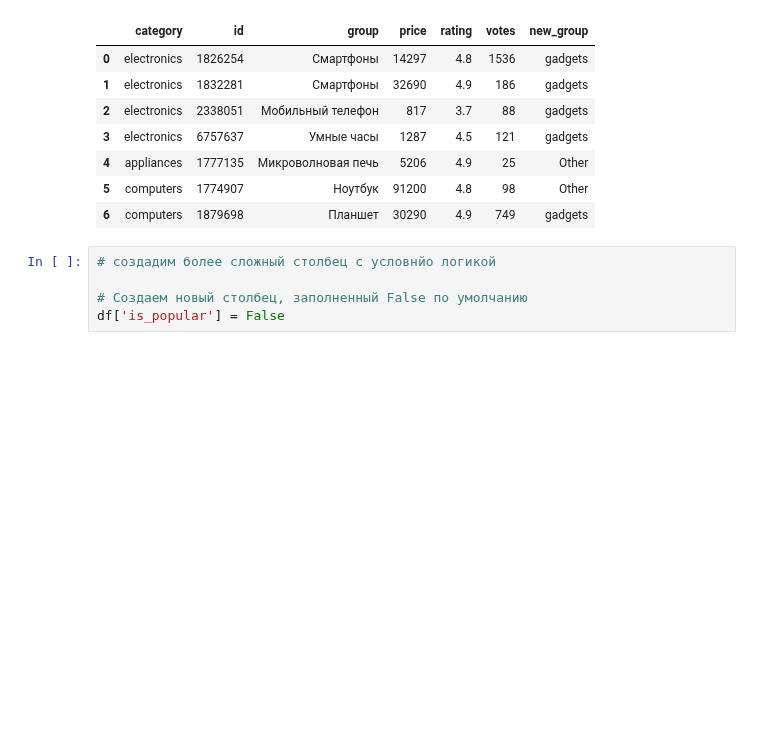
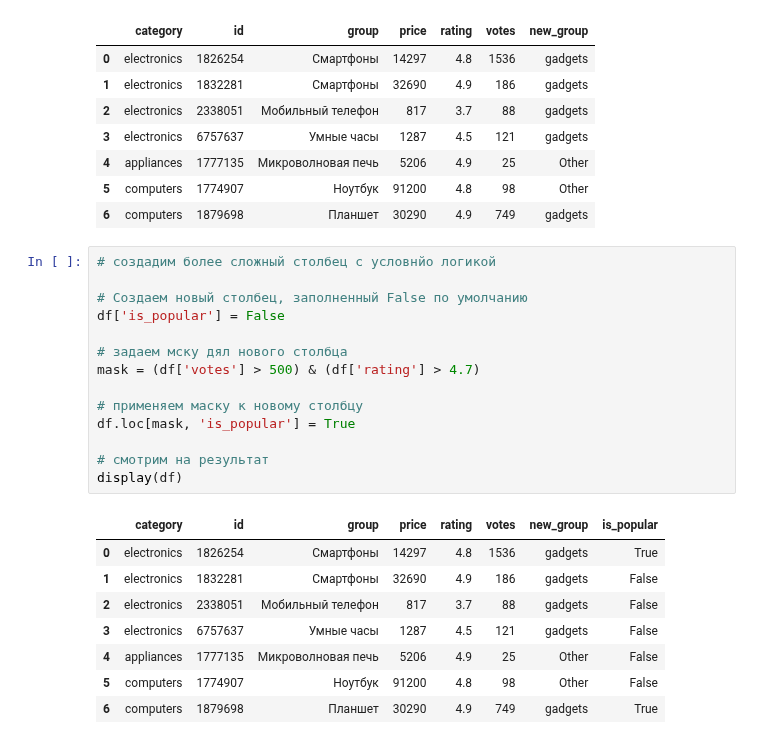
Before and after one commit to Korablinr54/Python, a Jupyter notebook: Pandas/Pandas.ipynb, the cells around one changed output. Cells and saved outputs as stored; diff of their text form; blank space fills up the shorter version.

```diff
--- a/Pandas/Pandas.ipynb
+++ b/Pandas/Pandas.ipynb
@@ -1477,5 +1477,23 @@ display(df)
 # %%
 # создадим более сложный столбец с условнйо логикой
 
 # Создаем новый столбец, заполненный False по умолчанию
 df['is_popular'] = False
+
+# задаем мску дял нового столбца
+mask = (df['votes'] > 500) & (df['rating'] > 4.7)
+
+# применяем маску к новому столбцу
+df.loc[mask, 'is_popular'] = True
+
+# смотрим на результат
+display(df)
+# %% [output]
+|  | category | id | group | price | rating | votes | new_group | is_popular |
+| 0 | electronics | 1826254 | Смартфоны | 14297 | 4.8 | 1536 | gadgets | True |
+| 1 | electronics | 1832281 | Смартфоны | 32690 | 4.9 | 186 | gadgets | False |
+| 2 | electronics | 2338051 | Мобильный телефон | 817 | 3.7 | 88 | gadgets | False |
+| 3 | electronics | 6757637 | Умные часы | 1287 | 4.5 | 121 | gadgets | False |
+| 4 | appliances | 1777135 | Микроволновая печь | 5206 | 4.9 | 25 | Other | False |
+| 5 | computers | 1774907 | Ноутбук | 91200 | 4.8 | 98 | Other | False |
+| 6 | computers | 1879698 | Планшет | 30290 | 4.9 | 749 | gadgets | True |
```
